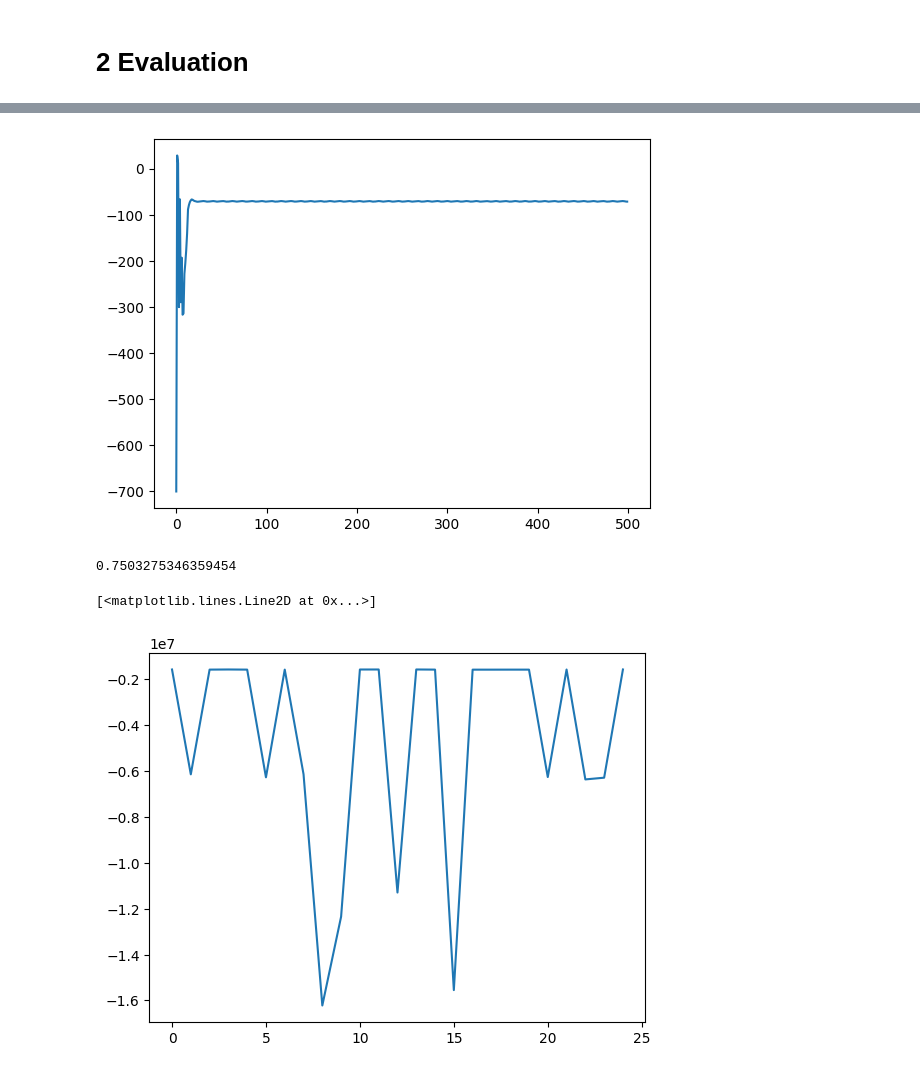
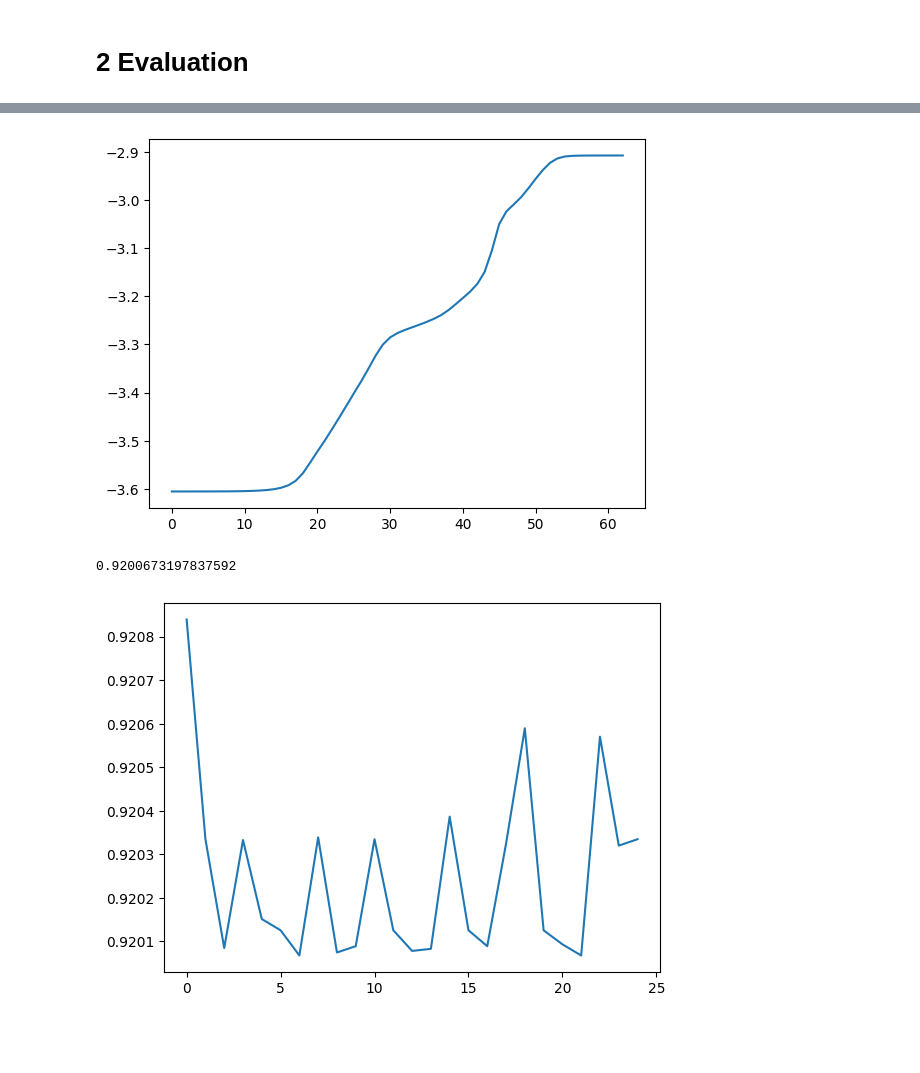
Before and after one commit to jimmyjz1127/bayesian-mixture-model-missing-data, a Jupyter notebook: Week6/GMMVI_MeanField.ipynb, the cells around one changed output, grey strips where cells are left out. Cells and saved outputs as stored; diff of their text form; code cells hidden in the pictures; blank space fills up the shorter version.

Commit message:
Made fixes for GMM VI. More stable now and follows derivations exactly. Still some stability issues, not yet implemented ELBO

```diff
--- a/Week6/GMMVI_MeanField.ipynb
+++ b/Week6/GMMVI_MeanField.ipynb
@@ -643,10 +652,13 @@ def gaussian_data_logprob(X,W,kappa,m,nu,K):
 
     return logprob
 # %%
-def update_z(X,dataLogProb,α,πs,K,mode=0):
+def update_z(X,dataLogProb,α,πs,K,mode=0,R=None):
     N,D = X.shape
 
-    R = np.zeros((N,K))
+    if R is None:
+        R = np.zeros((N,K))
+    else: # For debugging
+        return R, np.sum(logsumexp(R,axis=1,keepdims=True)) / N
 
     α_sum = psi(np.sum(α))
 
@@ -752,18 +687,23 @@ def compute_elbo(X, R, W, κ, m, ν, α, α0, S0, κ0, m0, ν0):
 # %%
-def meanfield_vi(X,K,X_test=None,mode=0,max_iters=100,tol=1e-4):
+def meanfield_vi(X,K,R_true=None,mode=0,max_iters=100,min_iters=10,tol=1e-5):
     N,D = X.shape
 
     m_0 = X.mean(axis=0)
     S_0 = np.cov(X.T) + 1e-3 * np.eye(D)
     α_0 = np.full(K, 1, dtype=np.float64)
-    k_0 = 0.1
-    ν_0 = (D + 2)
+    k_0 = 0.01
+    ν_0 = (D + 1)
 
     R = rng.dirichlet(alpha=α_0, size=N)  # (N, K)
+
+    if R_true is not None:
+        R = R_true
 
     W = np.zeros((K, D, D))  # Covariances of q(μ_k)
     m = np.zeros((K, D))     # Means of q(μ_k)
     α = np.zeros((K))
+    ν = np.zeros((K))
+    kappa = np.zeros((K))
 
     loglikes=[]
     elbos = []
@@ -775,16 +715,14 @@ def meanfield_vi(X,K,X_test=None,mode=0,max_iters=100,tol=1e-4):
 
         α = update_π(R,α_0)
 
-        elbos.append(compute_elbo(X, R, W, kappa, m, ν, α, α_0, S_0, k_0, m_0, ν_0))
-
-        R,loglike = update_z(X,dataLogProb,α,πs,K,mode=mode)
+        R,loglike = update_z(X,dataLogProb,α,πs,K,mode=mode,R=R_true)
 
         loglikes.append(loglike)
 
-        if t > 1 and np.abs(elbos[t] - elbos[t-1]) < tol:
+        if t > min_iters and np.abs(loglikes[t] - loglikes[t-1]) < tol:
             break
 
-    return R, W, kappa, m, ν, α, loglikes,elbos
+    return R, W, kappa, m, ν, α, loglikes
 # %% [markdown]
 # 2 Evaluation
 # %%
@@ -867,22 +807,20 @@ plot_clusters(X,y,5)
 # %%
-R, W, kappa, m, ν, α, loglikes, elbos= meanfield_vi(X_train,5,mode=0,max_iters=500)
+R, W, kappa, m, ν, α, loglikes= meanfield_vi(X_train,5,mode=0,max_iters=500,R_true=None)
 zs = np.argmax(R, axis=1)
 plt.plot(loglikes)
 plt.show()
 print(metrics.adjusted_rand_score(y_train, zs))
 # %% [output]
-[figure, old version]
+[figure, new version]
-0.7503275346359454
+0.9200673197837592
 # %%
-scores1 = []
-scores2= []
+scores = []
 for i in range(0,25):
-    R, W, kappa, m, ν, α, loglikes, elbos= meanfield_vi(X_train,5,mode=0,max_iters=400)
+    R, W, kappa, m, ν, α, loglikes= meanfield_vi(X_train,5,mode=0,max_iters=500)
     zs = np.argmax(R, axis=1)
-    scores1.append(metrics.adjusted_rand_score(y_train, zs))
-    scores2.append(elbos[-1])
+    scores.append(metrics.adjusted_rand_score(y_train, zs))
 # %%
-plt.plot(scores2)
+plt.plot(scores)
+plt.show()
 # %% [output]
-[<matplotlib.lines.Line2D at 0x...>]
-[figure, old version]
+[figure, new version]
```
Also changed, not shown: parts of 9 cells of this notebook, 3 other files.
